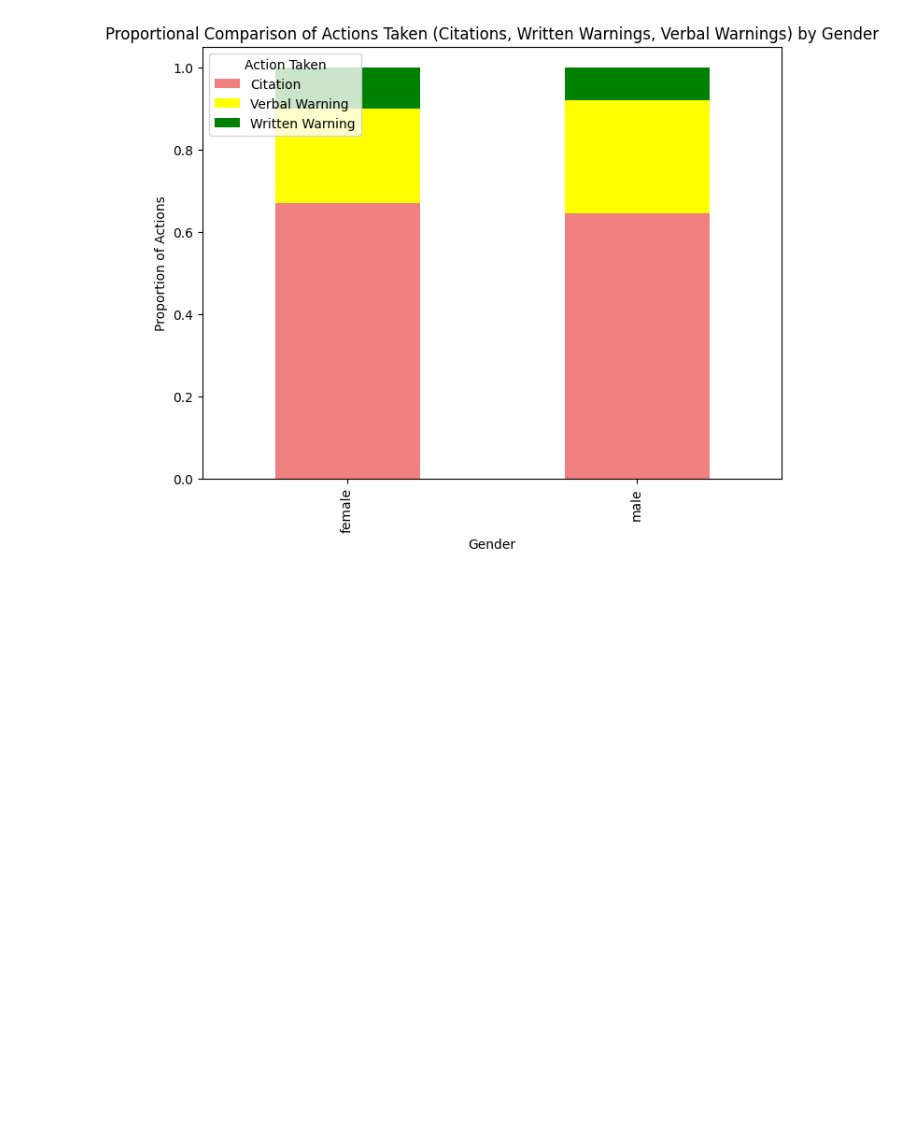
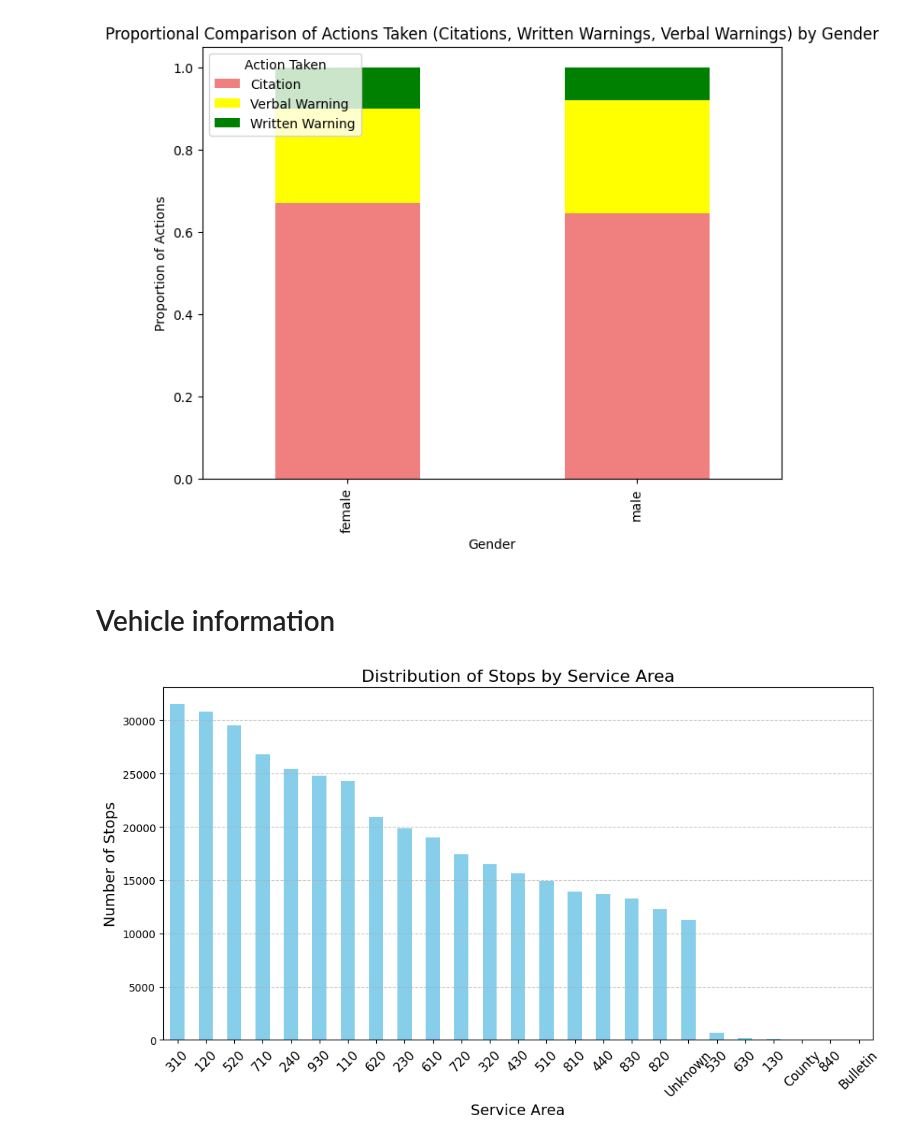
Before and after one commit to irmtou/CS577FinalProject, a Jupyter notebook: CS577FinalProject.ipynb, the cells around one changed output. Saved outputs shown, nothing was run; the diff lists cells and outputs as text; code cells hidden in the pictures; blank space fills up the shorter version.

Commit message:
Add visualization for service area 710

```diff
--- a/CS577FinalProject.ipynb
+++ b/CS577FinalProject.ipynb
@@ -334,3 +332,19 @@ plt.legend(title='Action Taken', loc='upper left')
 plt.show()
 # %% [output]
 [figure]
+# %% [markdown]
+# Vehicle information
+# %%
+
+# Plotting a bar chart of stops by service area
+stops_by_area = df['service_area'].value_counts()
+stops_by_area.plot(kind='bar', color='skyblue', figsize=(12, 6))
+
+plt.title('Distribution of Stops by Service Area', fontsize=16)
+plt.xlabel('Service Area', fontsize=14)
+plt.ylabel('Number of Stops', fontsize=14)
+plt.xticks(rotation=45, fontsize=12)
+plt.grid(axis='y', linestyle='--', alpha=0.7)
+plt.show()
+# %% [output]
+[figure, added]
```
Also changed, not shown: parts of 5 cells of this notebook.
